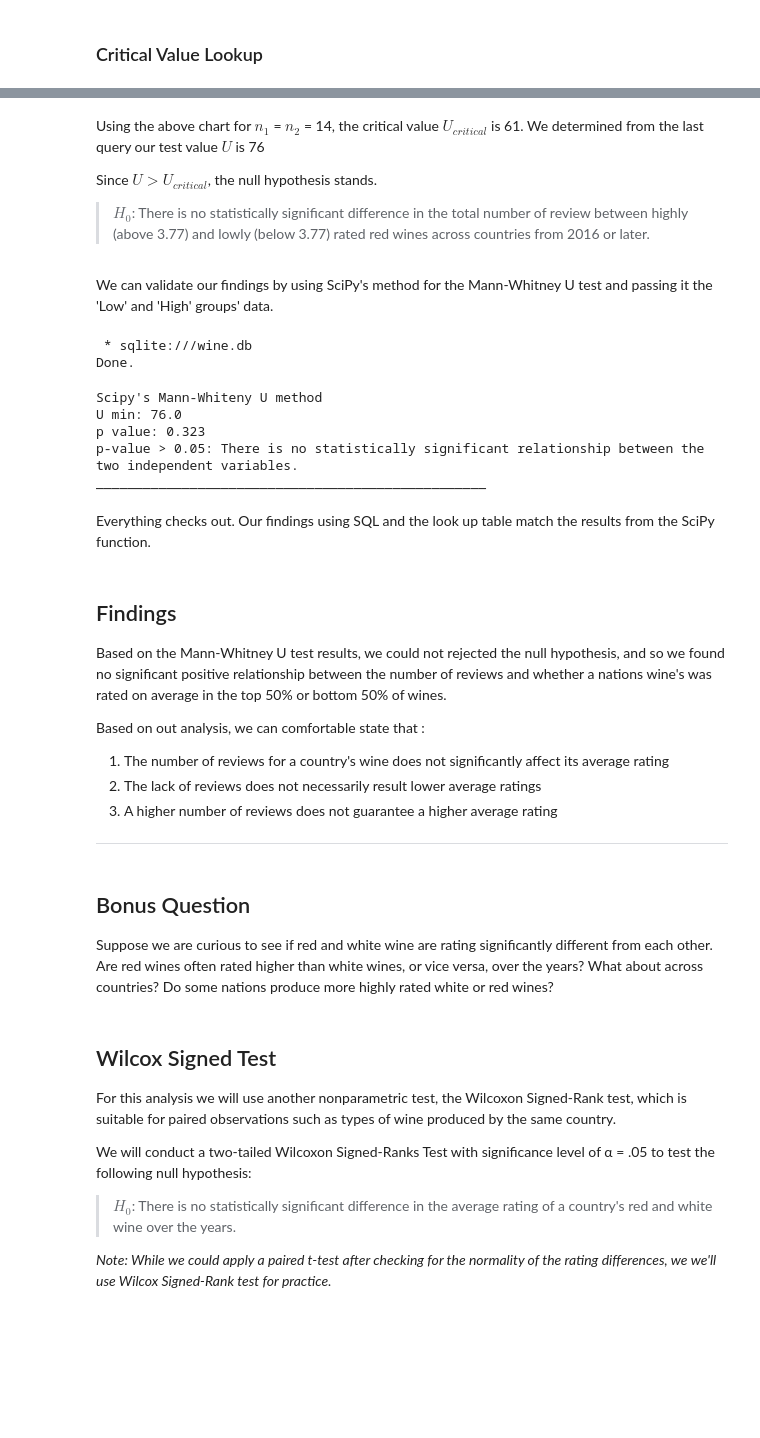
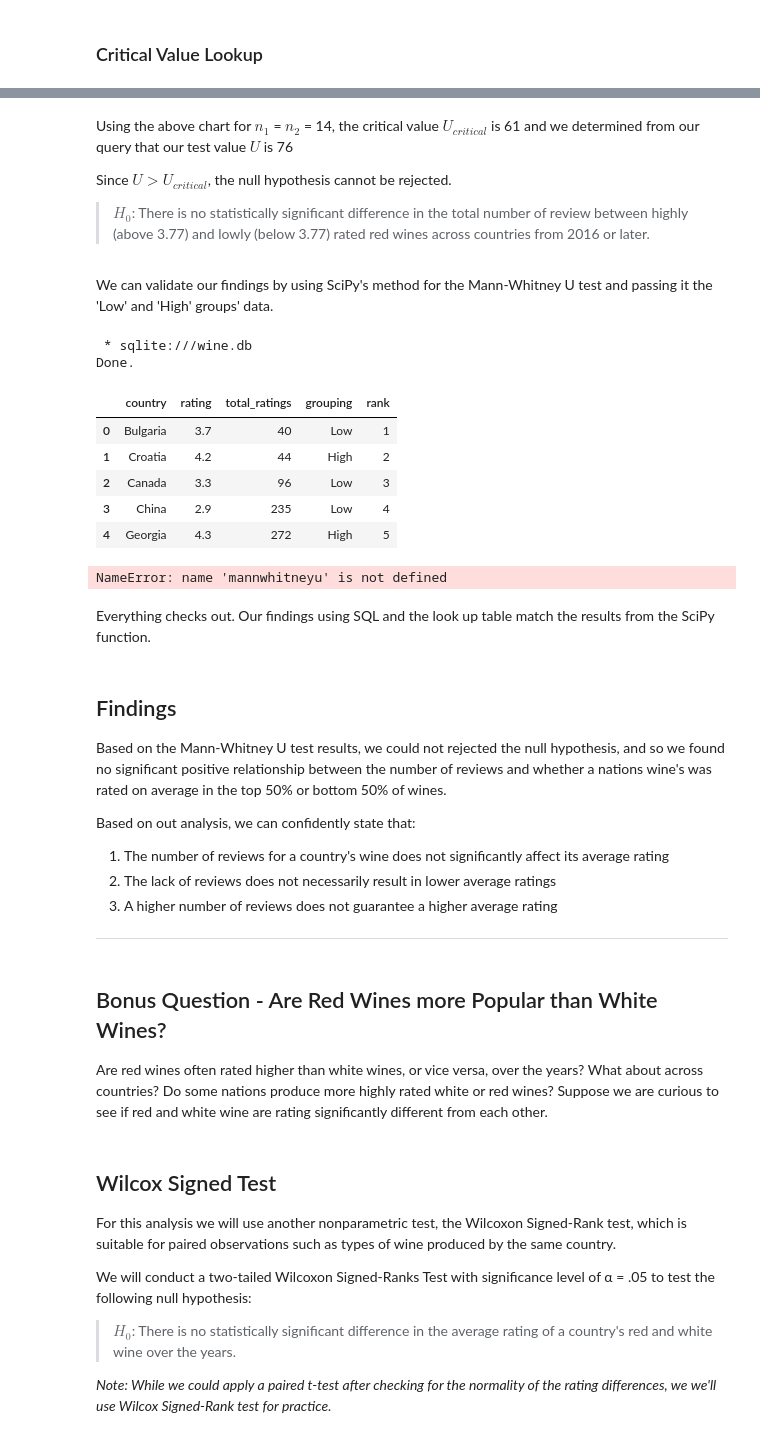
Before and after one commit to JGundisalvus/portfolio, a Jupyter notebook: wine_ratings/wine_analysis.ipynb, the cells around one changed output, grey strips where cells are left out. Drawn from its saved outputs; the diff is of its cells as text; code cells hidden in the pictures; blank space fills up the shorter version.

```diff
--- a/wine_ratings/wine_analysis.ipynb
+++ b/wine_ratings/wine_analysis.ipynb
@@ -346,9 +334,9 @@ Done.
 # %% [markdown]
 ![mann whitney table](./tables/mann-whitney-alpha-10a.png)
 # %% [markdown]
-Using the above chart for $n_1$ = $n_2$ = 14, the critical value $U_{critical}$ is 61. We determined from the last query our test value $U$ is 76
+Using the above chart for $n_1$ = $n_2$ = 14, the critical value $U_{critical}$ is 61 and we determined from our query that our test value $U$ is 76
 
-Since  $U > U_{critical}$, the null hypothesis stands.
+Since  $U > U_{critical}$, the null hypothesis cannot be rejected.
  >$H_0$: There is no statistically significant difference in the total number of review between highly (above 3.77) and lowly (below 3.77) rated red wines across countries from 2016 or later.
 # %% [markdown]
 We can validate our findings by using SciPy's method for the Mann-Whitney U test and passing it the 'Low' and 'High' groups' data.
@@ -358,28 +346,35 @@ from scipy.stats import mannwhitneyu
 # %%
 query= '''
 WITH ranked_wines AS (
     SELECT
             country,
             round(avg(rating), 1) as rating,
             SUM(NumberOfRatings) AS total_ratings,
             CASE
                 WHEN AVG(rating) >= 3.77 THEN 'High'
                 ELSE 'Low'
             END AS grouping,
             RANK() OVER(ORDER BY SUM(NumberOfRatings) ASC) AS rank
         FROM red_wine
         WHERE YEAR > 2015
         GROUP BY country
         ORDER BY SUM(NumberOfRatings)
 )
 SELECT *
 FROM ranked_wines
 '''
 result = %sql {query}
 df = result.DataFrame()
+df.head()
 # %% [output]
  * sqlite:///wine.db
 Done.
+|  | country | rating | total_ratings | grouping | rank |
+| 0 | Bulgaria | 3.7 | 40 | Low | 1 |
+| 1 | Croatia | 4.2 | 44 | High | 2 |
+| 2 | Canada | 3.3 | 96 | Low | 3 |
+| 3 | China | 2.9 | 235 | Low | 4 |
+| 4 | Georgia | 4.3 | 272 | High | 5 |
 # %%
 low_rated = df[df['grouping'] =='Low']['total_ratings']
 high_rated = df[df['grouping'] =='High']['total_ratings']
@@ -392,18 +387,14 @@ stat = min(stat, n1*n2 - stat) # Getting the smallest U value
 # ----- Print Results ----- #
 print('Scipy\'s Mann-Whiteny U method')
 print(f'U min: {stat}')
-print(f'p value: {p_value:.3f}')
+print(f'p-value: {p_value:.3f}')
 if p_value > 0.05:
     print("p-value > 0.05: There is no statistically significant relationship between the two independent variables.")
 else:
     print("p-value <= 0.05. A statistically significant relationship between the two independent variables does exist.")
 print('_' * 50)
 # %% [output]
-Scipy's Mann-Whiteny U method
-U min: 76.0
-p value: 0.323
-p-value > 0.05: There is no statistically significant relationship between the two independent variables.
-__________________________________________________
+NameError: name 'mannwhitneyu' is not defined
 # %% [markdown]
 Everything checks out. Our findings using SQL and the look up table match the results from the SciPy function.
 # %% [markdown]
@@ -411,15 +402,14 @@ Everything checks out. Our findings using SQL and the look up table match the re
 
 Based on the Mann-Whitney U test results, we could not rejected the null hypothesis, and so we found no significant positive relationship between the number of reviews and whether a nations wine's was rated on average in the top 50% or bottom 50% of wines.
 
-Based on out analysis, we can comfortable state that :
+Based on out analysis, we can confidently state that:
 1. The number of reviews for a country's wine does not significantly affect its average rating
-2. The lack of reviews does not necessarily result lower average ratings
+2. The lack of reviews does not necessarily result in lower average ratings
 3. A higher number of reviews does not guarantee a higher average rating
 ___
 # %% [markdown]
-## Bonus Question
-
-Suppose we are curious to see if red and white wine are rating significantly different from each other. Are red wines often rated higher than white wines, or vice versa, over the years? What about across countries? Do some nations produce more highly rated white or red wines?
+## Bonus Question - Are Red Wines more Popular than White Wines?
+ Are red wines often rated higher than white wines, or vice versa, over the years? What about across countries? Do some nations produce more highly rated white or red wines? Suppose we are curious to see if red and white wine are rating significantly different from each other.
 # %% [markdown]
 ## Wilcox Signed Test
 For this analysis we will use another nonparametric test, the Wilcoxon Signed-Rank test, which is suitable for paired observations such as types of wine produced by the same country.
```
Also changed, not shown: parts of 12 cells of this notebook, 2 other files.
